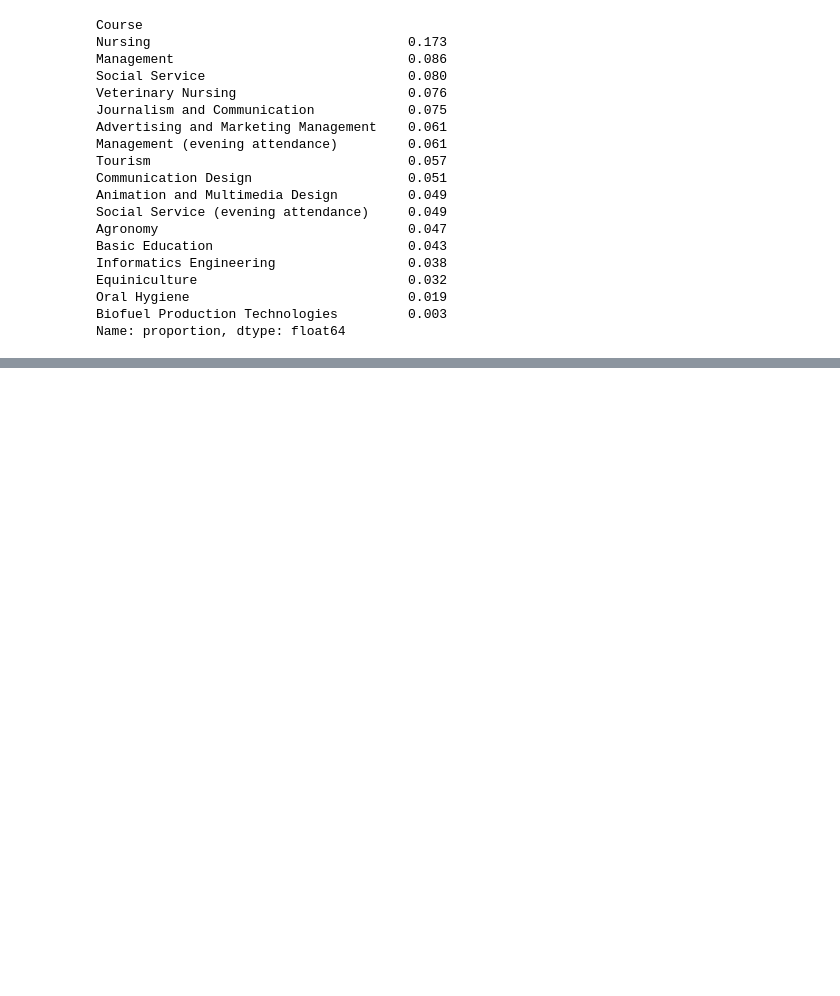
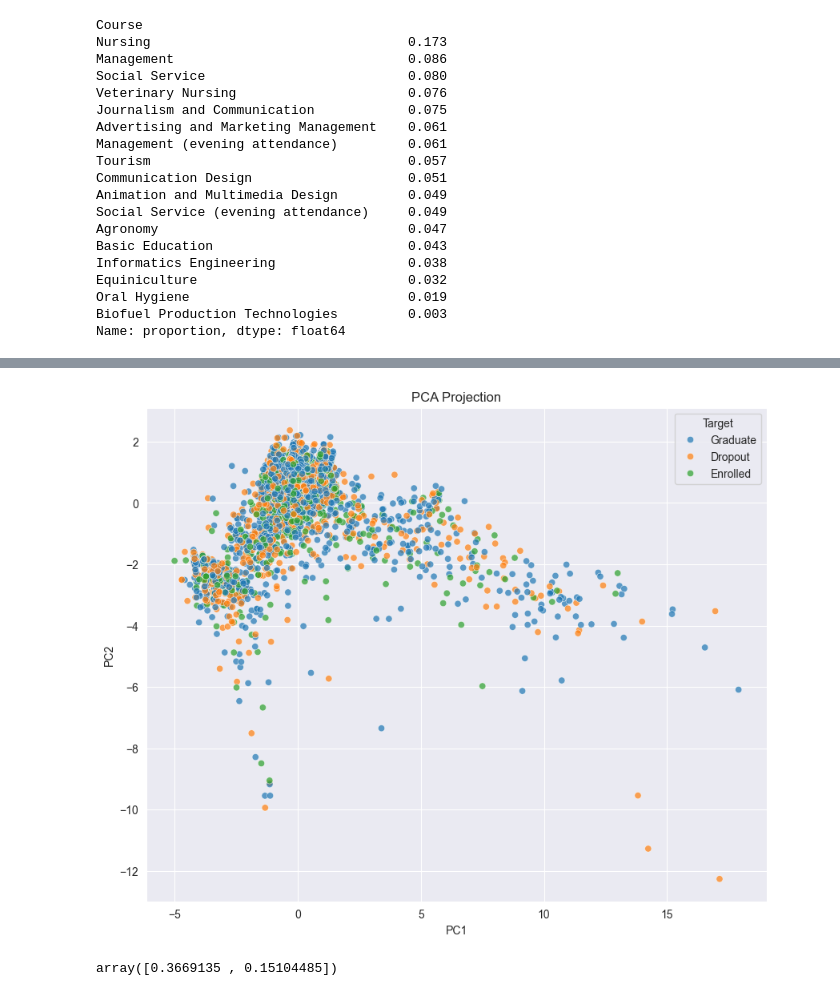
Before and after one commit to tamirlitbak/students_dropout_prediction, a Jupyter notebook: univariate_analysis.ipynb, the cells around one changed output, grey strips where cells are left out. Saved outputs shown, nothing was run; the diff lists cells and outputs as text; code cells hidden in the pictures; blank space fills up the shorter version.

```diff
--- a/univariate_analysis.ipynb
+++ b/univariate_analysis.ipynb
@@ -100,0 +298,51 @@ Name: proportion, dtype: float64
+# %%
+sem_cols = [
+    "Curricular units 1st sem (credited)",
+    "Curricular units 1st sem (enrolled)",
+    "Curricular units 1st sem (evaluations)",
+    "Curricular units 1st sem (approved)",
+    "Curricular units 1st sem (grade)",
+    "Curricular units 1st sem (without evaluations)",
+    "Curricular units 2nd sem (credited)",
+    "Curricular units 2nd sem (enrolled)",
+    "Curricular units 2nd sem (evaluations)",
+    "Curricular units 2nd sem (approved)",
+    "Curricular units 2nd sem (grade)",
+    "Curricular units 2nd sem (without evaluations)"
+]
+df_clean = df_quant[ ~(df_quant[sem_cols] == 0).all(axis=1) ].copy()
+# %%
+scaler = StandardScaler()
+X_scaled = scaler.fit_transform(df_clean.drop(columns=["Target"], errors="ignore"))
+
+pca = PCA(n_components=2)
+X_pca = pca.fit_transform(X_scaled)
+pca_df = pd.DataFrame({
+    "PC1": X_pca[:, 0],
+    "PC2": X_pca[:, 1],
+})
+
+# אם אתה רוצה לצבוע לפי טרגט
+pca_df["Target"] = data.loc[df_clean.index, "Target"]
+
+fig = px.scatter(
+    pca_df,
+    x="PC1",
+    y="PC2",
+    color="Target",
+    title="PCA Projection (PC1 vs PC2)",
+    opacity=0.7
+)
+
+fig.show()
+# %%
+plt.figure(figsize=(10,8))
+sns.scatterplot(data=pca_df, x="PC1", y="PC2", hue="Target", alpha=0.7)
+plt.title("PCA Projection")
+plt.show()
+# %% [output]
+[figure, added]
+# %%
+pca.explained_variance_ratio_
+# %% [output]
+array([0.3669135 , 0.15104485])
```
Also changed, not shown: parts of 26 cells of this notebook, 9 other files.
